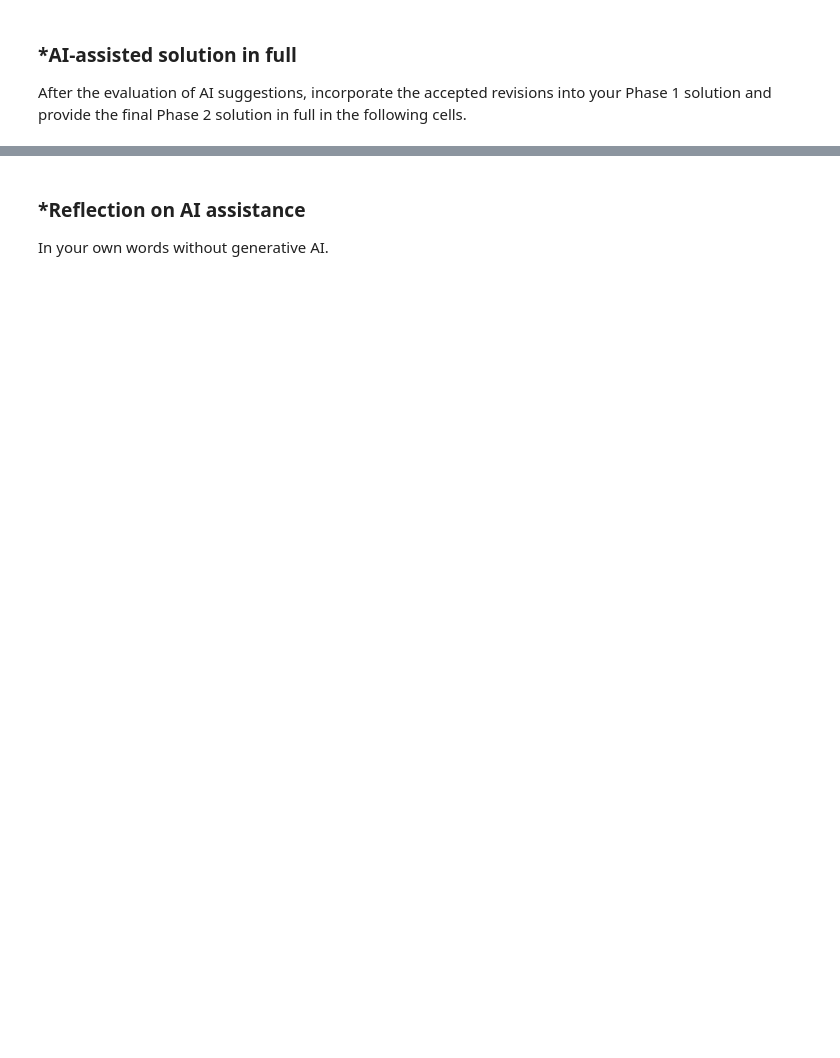
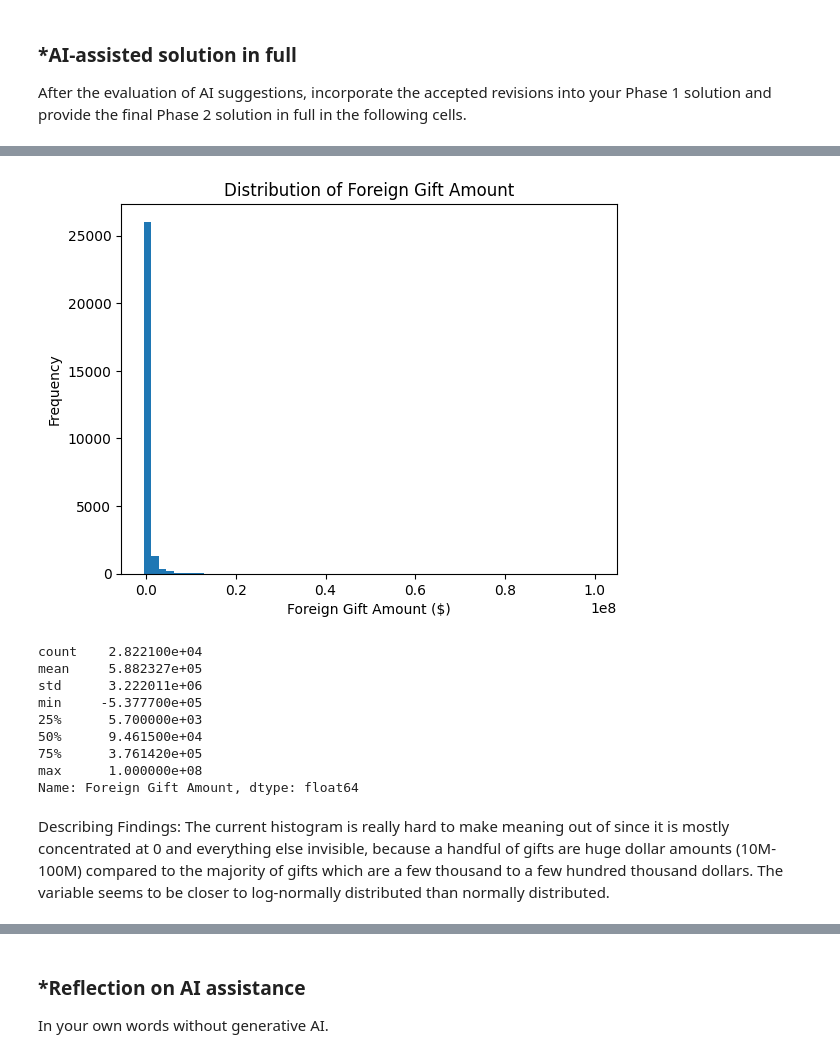
Before and after one commit to angelpavu/A02-eda-and-visualization, a Jupyter notebook: notebook.ipynb, the cells around one changed output, grey strips where cells are left out. Saved outputs shown, nothing was run; the diff lists cells and outputs as text; code cells hidden in the pictures; blank space fills up the shorter version.

Commit message:
Commit for Phase 2

```diff
--- a/notebook.ipynb
+++ b/notebook.ipynb
@@ -228,0 +255,12 @@ After the evaluation of AI suggestions, incorporate the accepted revisions into
+# %%
+# Your Phase 2 solution to the problem goes here.
+import pandas as pd
+import numpy as np
+import matplotlib.pyplot as plt
+import matplotlib.ticker as mticker
+import seaborn as sns
+
+df = pd.read_csv('/content/ForeignGifts_edu.csv')
+
+# Look at the rows
+df.head(5)
@@ -228,0 +274,23 @@ After the evaluation of AI suggestions, incorporate the accepted revisions into
+# %%
+# Histogram and Variable Description
+plt.hist(df['Foreign Gift Amount'], bins=60)
+plt.title('Distribution of Foreign Gift Amount')
+plt.xlabel('Foreign Gift Amount ($)')
+plt.ylabel('Frequency')
+plt.show()
+print(df['Foreign Gift Amount'].describe())
+# %% [output]
+[figure, added]
+count    2.822100e+04
+mean     5.882327e+05
+std      3.222011e+06
+min     -5.377700e+05
+25%      5.700000e+03
+50%      9.461500e+04
+75%      3.761420e+05
+max      1.000000e+08
+Name: Foreign Gift Amount, dtype: float64
+# %% [markdown]
+Describing Findings: The current histogram is really hard to make meaning out of since it is mostly concentrated at 0 and everything else invisible, because a handful of gifts are huge
+dollar amounts (10M-100M) compared to the majority of gifts which are a few thousand to a few
+hundred thousand dollars. The variable seems to be closer to log-normally distributed than normally distributed.
```
Also changed, not shown: parts of 24 cells of this notebook.
